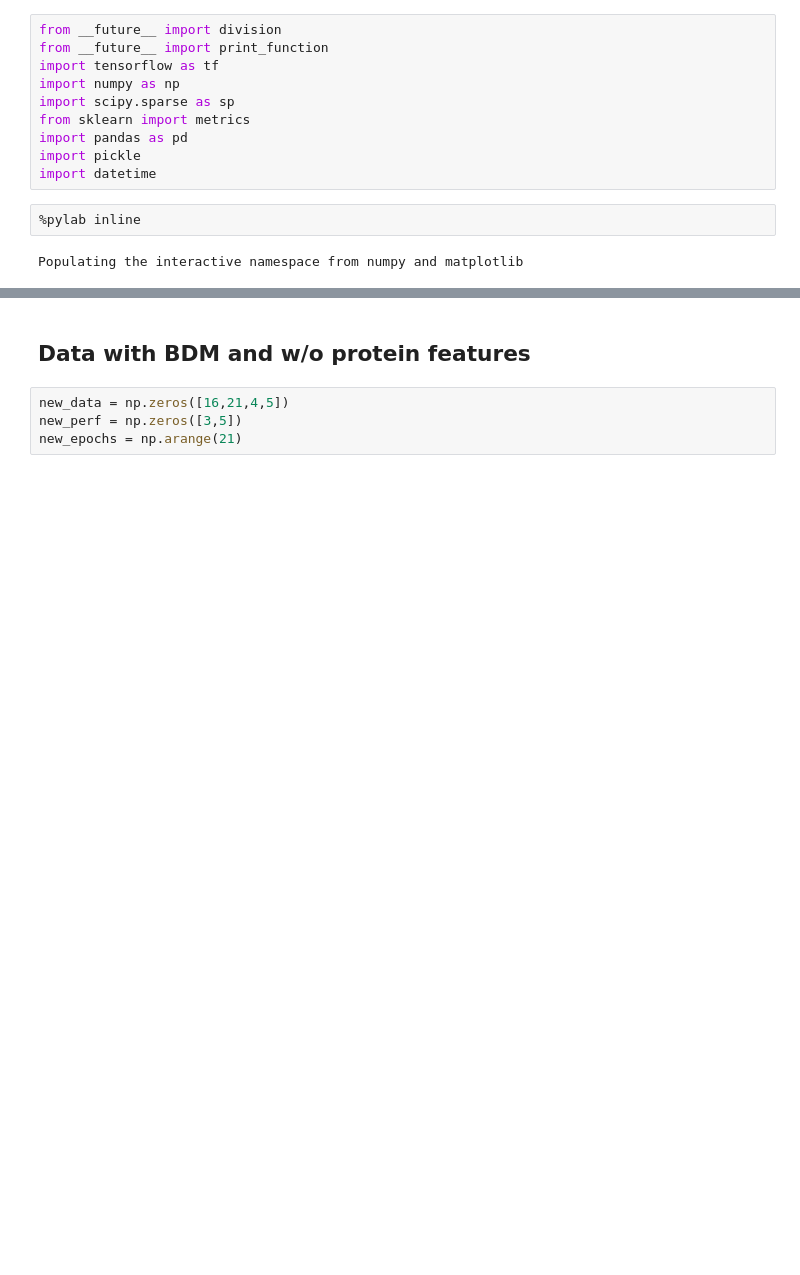
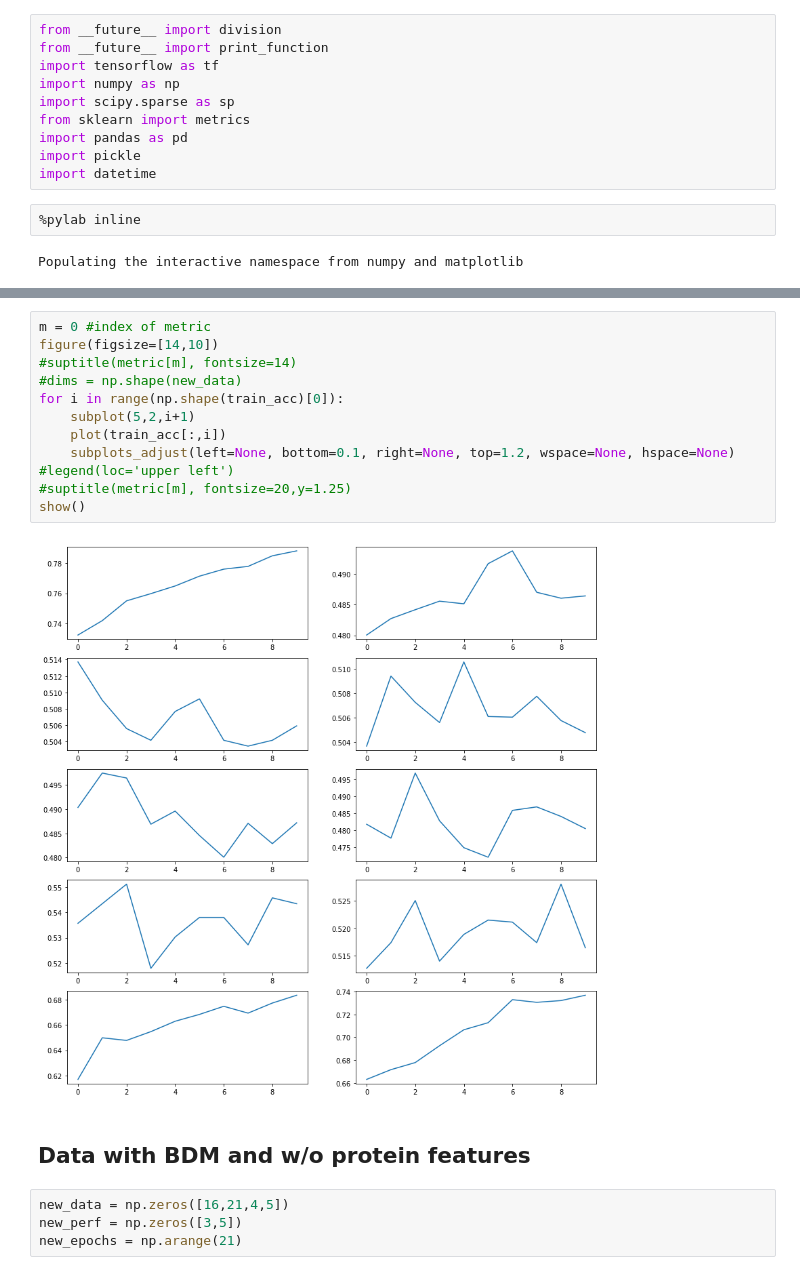
Before and after one commit to diitaz93/Master-Thesis, a Jupyter notebook: training_results.ipynb, the cells around one changed output, grey strips where cells are left out. Saved outputs shown, nothing was run; the diff lists cells and outputs as text; blank space fills up the shorter version.

```diff
--- a/training_results.ipynb
+++ b/training_results.ipynb
@@ -19,3 +59,17 @@ Populating the interactive namespace from numpy and matplotlib
+# %%
+m = 0 #index of metric
+figure(figsize=[14,10])
+#suptitle(metric[m], fontsize=14)
+#dims = np.shape(new_data)
+for i in range(np.shape(train_acc)[0]):
+    subplot(5,2,i+1)
+    plot(train_acc[:,i])
+    subplots_adjust(left=None, bottom=0.1, right=None, top=1.2, wspace=None, hspace=None)
+#legend(loc='upper left')
+#suptitle(metric[m], fontsize=20,y=1.25)
+show()
+# %% [output]
+[figure, added]
 # %% [markdown]
 ## Data with BDM and w/o protein features
 # %%
```
Also changed, not shown: parts of 3 cells of this notebook, 4 other files.
